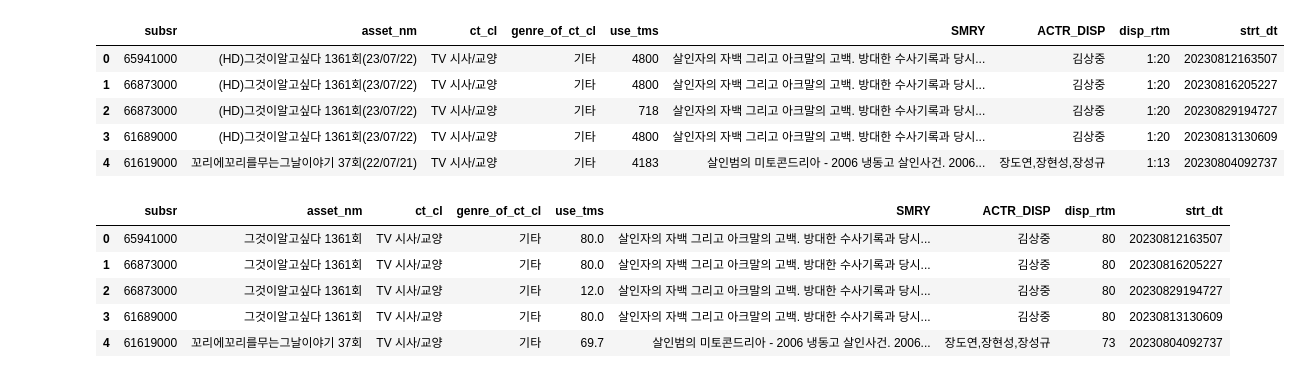
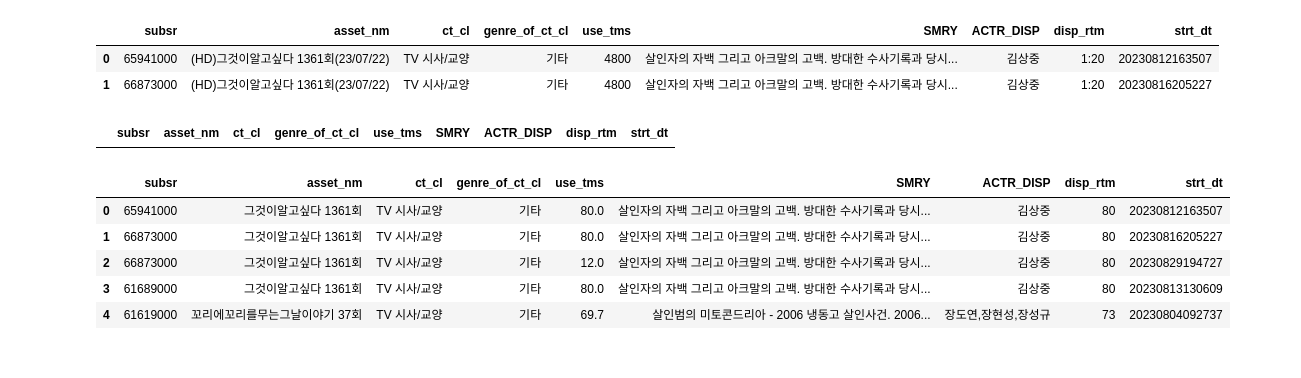
Before and after one commit to LGHV-team1/final-project, a Jupyter notebook: 전처리/vod8,9통합.ipynb, the cells around one changed output. Saved outputs shown, nothing was run; the diff lists cells and outputs as text; code cells hidden in the pictures.

```diff
--- a/전처리/vod8,9통합.ipynb
+++ b/전처리/vod8,9통합.ipynb
@@ -16,13 +16,14 @@ vod_09 = pd.read_csv('../data/데이터스쿨3차_2309월/데이터스쿨_3차_V
 # %%
 # 8,9월 데이터 합치기
 vod_89 = pd.concat([vod_08, vod_09], ignore_index=True)
-vod_89.head()
+vod_89.head(2)
 # %% [output]
 |  | subsr | asset_nm | ct_cl | genre_of_ct_cl | use_tms | SMRY | ACTR_DISP | disp_rtm | strt_dt |
 | 0 | 65941000 | (HD)그것이알고싶다 1361회(23/07/22) | TV 시사/교양 | 기타 | 4800 | 살인자의 자백 그리고 아크말의 고백. 방대한 수사기록과 당시... | 김상중 | 1:20 | 20230812163507 |
 | 1 | 66873000 | (HD)그것이알고싶다 1361회(23/07/22) | TV 시사/교양 | 기타 | 4800 | 살인자의 자백 그리고 아크말의 고백. 방대한 수사기록과 당시... | 김상중 | 1:20 | 20230816205227 |
-| 2 | 66873000 | (HD)그것이알고싶다 1361회(23/07/22) | TV 시사/교양 | 기타 | 718 | 살인자의 자백 그리고 아크말의 고백. 방대한 수사기록과 당시... | 김상중 | 1:20 | 20230829194727 |
-| 3 | 61689000 | (HD)그것이알고싶다 1361회(23/07/22) | TV 시사/교양 | 기타 | 4800 | 살인자의 자백 그리고 아크말의 고백. 방대한 수사기록과 당시... | 김상중 | 1:20 | 20230813130609 |
-| 4 | 61619000 | 꼬리에꼬리를무는그날이야기 37회(22/07/21) | TV 시사/교양 | 기타 | 4183 | 살인범의 미토콘드리아 - 2006 냉동고 살인사건. 2006... | 장도연,장현성,장성규 | 1:13 | 20230804092737 |
+# %%
+vod_89[vod_89['asset_nm'].str.contains('실사')]
+# %% [output]
+|  | subsr | asset_nm | ct_cl | genre_of_ct_cl | use_tms | SMRY | ACTR_DISP | disp_rtm | strt_dt |
 # %%
 from pandas._libs.tslibs.offsets import Hour
```
Also changed, not shown: parts of 2 cells of this notebook.
